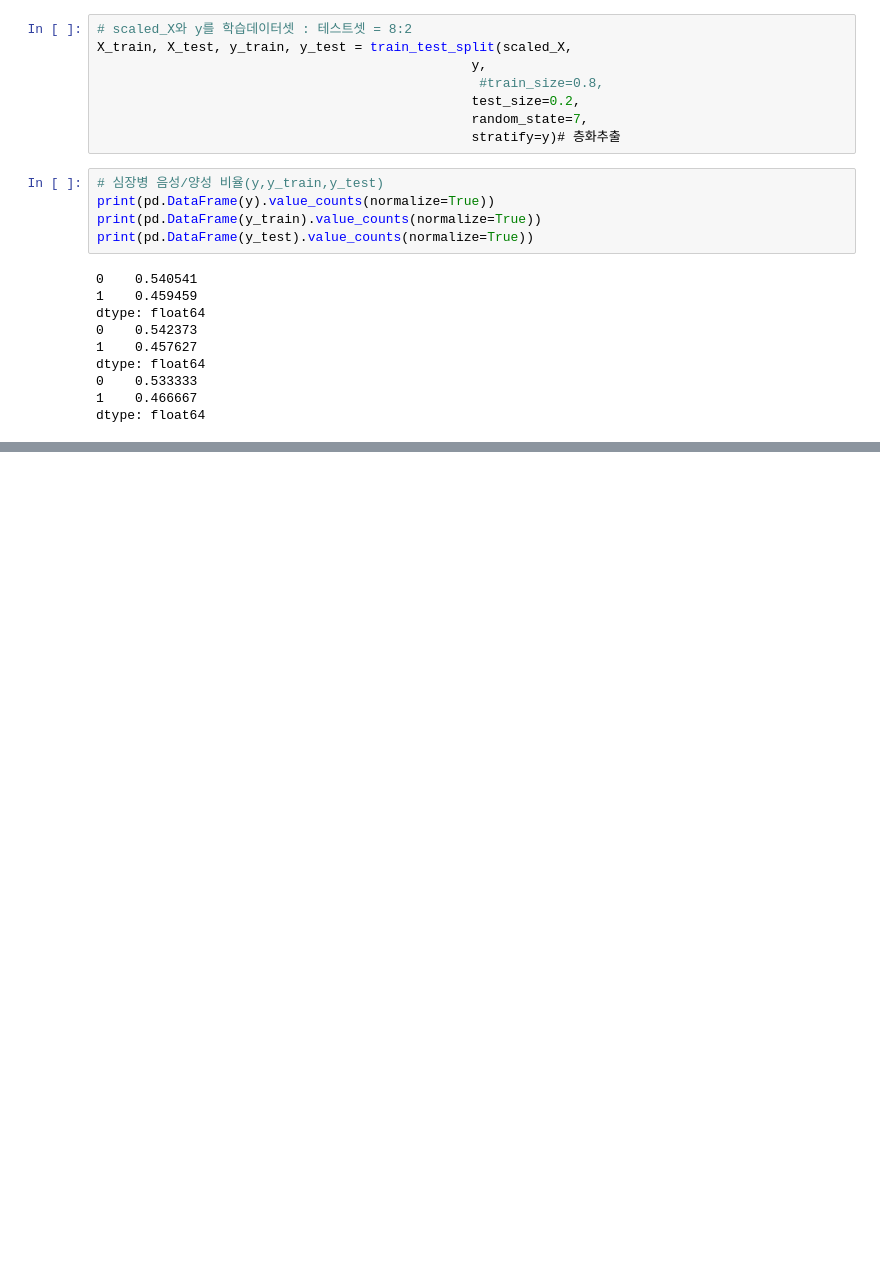
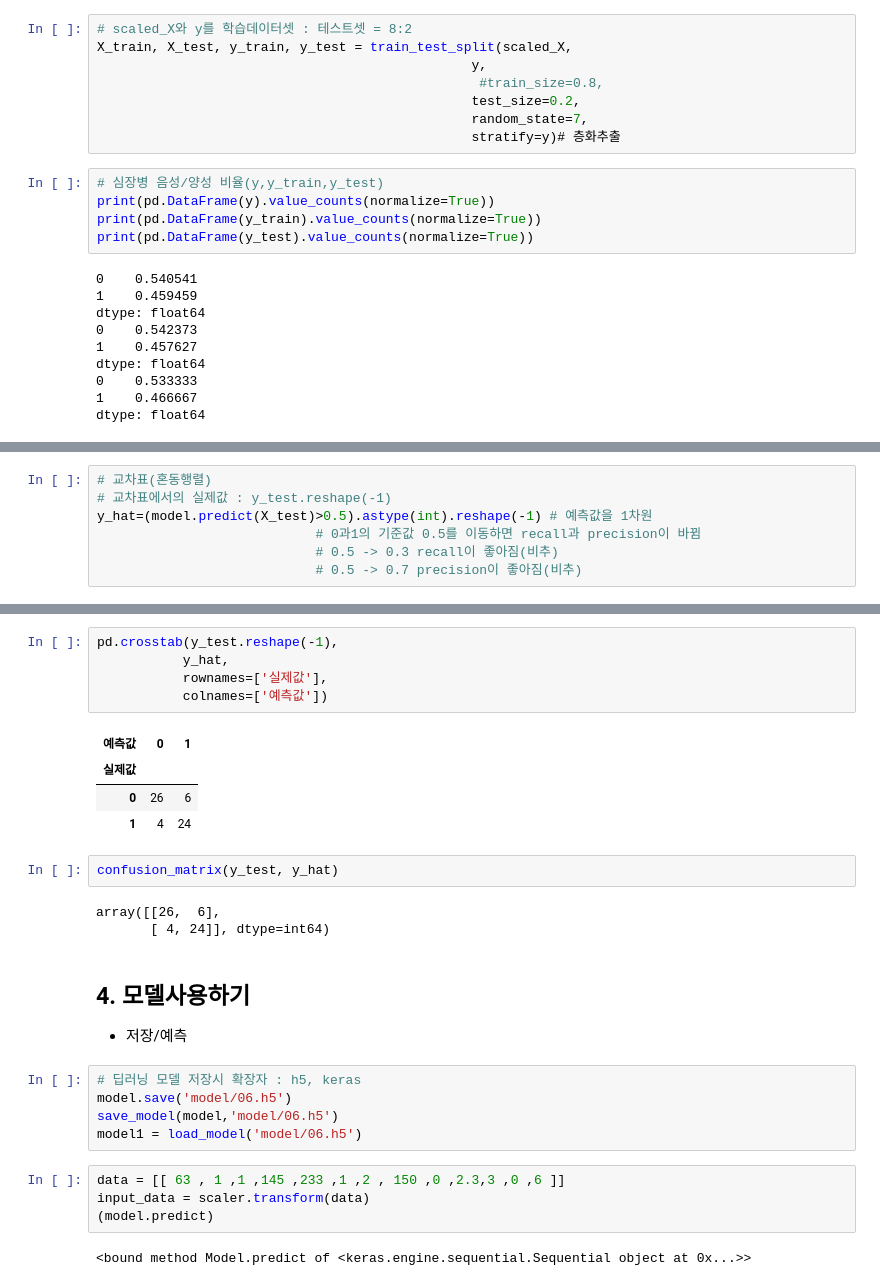
Before and after one commit to zardness/Sang, a Jupyter notebook: source/05_DeepLearning/06_심장병발병예측(로지스틱회귀,분류).ipynb, the cells around one changed output, grey strips where cells are left out. Drawn from its saved outputs; the diff is of its cells as text; blank space fills up the shorter version.

```diff
--- a/source/05_DeepLearning/06_심장병발병예측(로지스틱회귀,분류).ipynb
+++ b/source/05_DeepLearning/06_심장병발병예측(로지스틱회귀,분류).ipynb
@@ -212,0 +411,7 @@ dtype: float64
+# %%
+# 교차표(혼동행렬)
+# 교차표에서의 실제값 : y_test.reshape(-1)
+y_hat=(model.predict(X_test)>0.5).astype(int).reshape(-1) # 예측값을 1차원
+                            # 0과1의 기준값 0.5를 이동하면 recall과 precision이 바뀜
+                            # 0.5 -> 0.3 recall이 좋아짐(비추)
+                            # 0.5 -> 0.7 precision이 좋아짐(비추)
@@ -212,0 +420,29 @@ dtype: float64
+# %%
+pd.crosstab(y_test.reshape(-1),
+           y_hat,
+           rownames=['실제값'],
+           colnames=['예측값'])
+# %% [output]
+| 예측값 | 0 | 1 |
+| 실제값 |  |  |
+| 0 | 26 | 6 |
+| 1 | 4 | 24 |
+# %%
+confusion_matrix(y_test, y_hat)
+# %% [output]
+array([[26,  6],
+       [ 4, 24]], dtype=int64)
+# %% [markdown]
+## 4. 모델사용하기
+- 저장/예측
+# %%
+# 딥러닝 모델 저장시 확장자 : h5, keras
+model.save('model/06.h5')
+save_model(model,'model/06.h5')
+model1 = load_model('model/06.h5')
+# %%
+data = [[ 63 , 1 ,1 ,145 ,233 ,1 ,2 , 150 ,0 ,2.3,3 ,0 ,6 ]]
+input_data = scaler.transform(data)
+(model.predict)
+# %% [output]
+<bound method Model.predict of <keras.engine.sequential.Sequential object at 0x...>>
```
Also changed, not shown: parts of 34 cells of this notebook, 2 other files.
